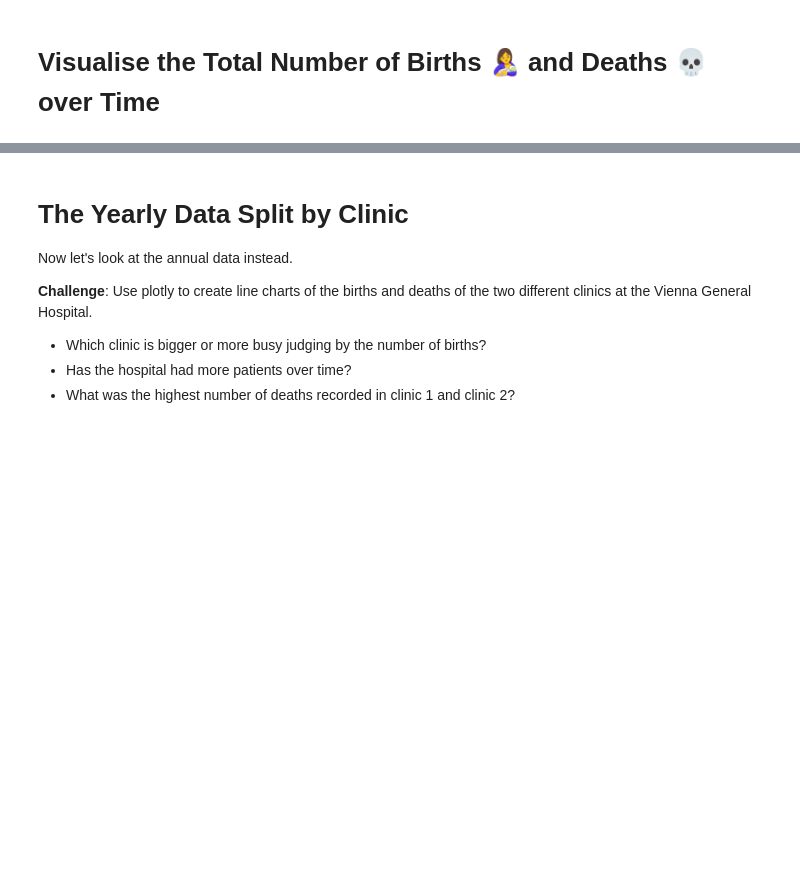
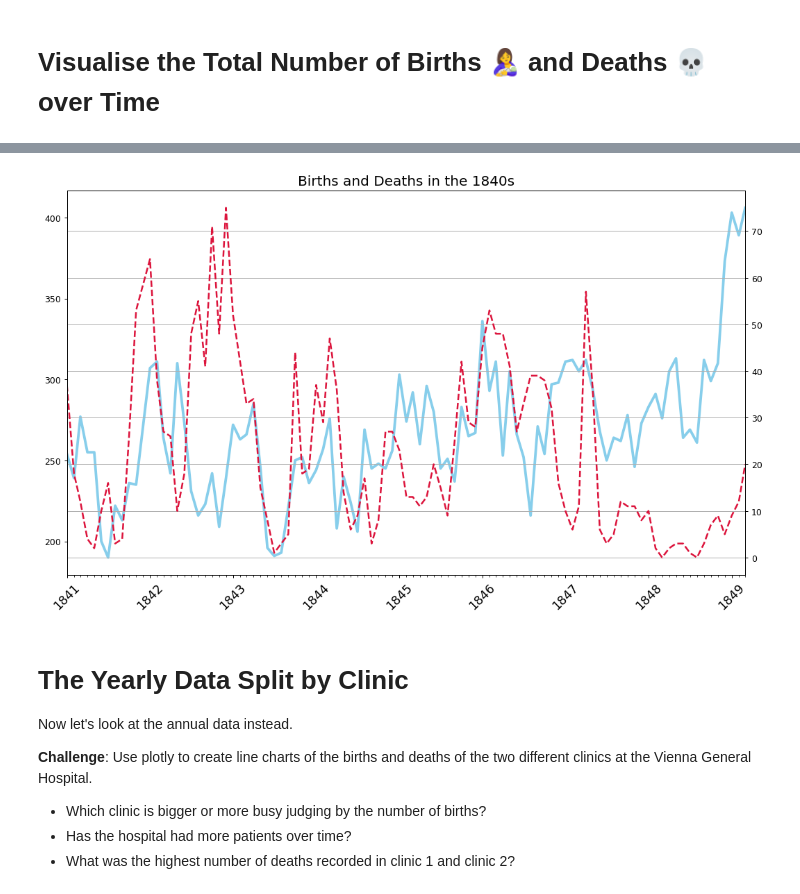
Before and after one commit to Dooques/Day_80_Handwashing_in_1800, a Jupyter notebook: Dr_Semmelweis_Handwashing_Discovery_(start).ipynb, the cells around one changed output, grey strips where cells are left out. Drawn from its saved outputs; the diff is of its cells as text; code cells hidden in the pictures; blank space fills up the shorter version.

Commit message:
Created using Colab - Start challenge 2 & 3. Add percentage column to DataFrames and start chart to analyse births vs deaths over the 1940s

```diff
--- a/Dr_Semmelweis_Handwashing_Discovery_(start).ipynb
+++ b/Dr_Semmelweis_Handwashing_Discovery_(start).ipynb
@@ -171,0 +177,3 @@ https://en.wikipedia.org/wiki/Maternal_death#:~:text=The%20US%20has%20the%20%22h
+# %%
+df_monthly['percentage'] = (df_monthly.deaths / df_monthly.births) * 100
+df_monthly.describe()
@@ -185,3 +203,8 @@ https://en.wikipedia.org/wiki/Maternal_death#:~:text=The%20US%20has%20the%20%22h
 * Use a dashed line style for the number of deaths
 * Change the line thickness to 3 and 2 for the births and deaths respectively.
 * Do you notice anything in the late 1840s?
+# %%
+years = mdates.YearLocator()
+months = mdates.MonthLocator()
+years_fmt = mdates.DateFormatter('%Y')
+df_monthly
@@ -188,3 +225,33 @@ https://en.wikipedia.org/wiki/Maternal_death#:~:text=The%20US%20has%20the%20%22h
+# %%
+plt.figure(figsize=(14,8), dpi=90)
+plt.xticks(fontsize=14, rotation=45)
+plt.title('Births and Deaths in the 1840s', fontsize=16)
+
+ax1 = plt.gca()
+ax2 = ax1.twinx()
+
+ax1.set_xlim(df_monthly.date.min(), df_monthly.date.max())
+
+ax1.xaxis.set_major_locator(years)
+ax1.xaxis.set_major_formatter(years_fmt)
+ax1.xaxis.set_minor_locator(months)
+
+ax1.plot(df_monthly.date,
+        df_monthly.births,
+         color='skyblue',
+         linewidth=3)
+
+ax2.plot(df_monthly.date,
+         df_monthly.deaths,
+         color='crimson',
+         linestyle='--',
+         linewidth=2)
+
+plt.grid()
+
+plt.show()
+# %% [output]
+[figure, added]
 # %% [markdown]
 # The Yearly Data Split by Clinic
 
```
Also changed, not shown: parts of 7 cells of this notebook.
